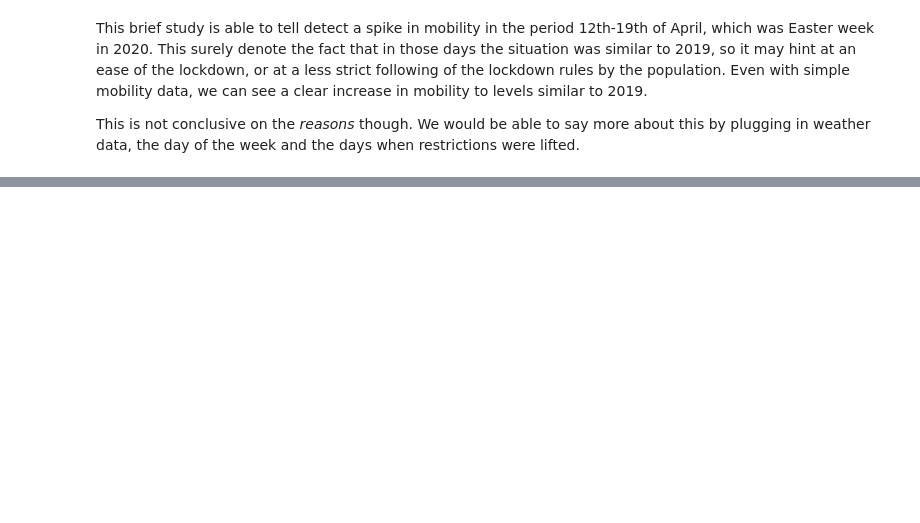
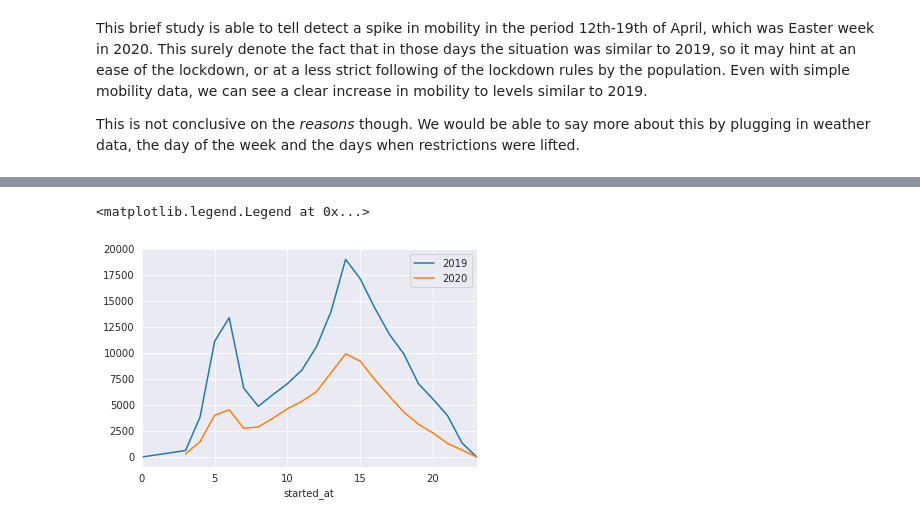
Before and after one commit to Cucni/oslo-bikes-mobility-data, a Jupyter notebook: April.ipynb, the cells around one changed output, grey strips where cells are left out. Saved outputs shown, nothing was run; the diff lists cells and outputs as text; code cells hidden in the pictures; blank space fills up the shorter version.

```diff
--- a/April.ipynb
+++ b/April.ipynb
@@ -138,0 +209,3 @@ This is not conclusive on the _reasons_ though. We would be able to say more abo
+# %%
+df_by_hour = df.groupby([df.index.year,mask_weekday,df.index.hour]).count()
+df_by_hour
@@ -138,0 +232,7 @@ This is not conclusive on the _reasons_ though. We would be able to say more abo
+# %%
+df_by_hour.loc[(2019,'Weekday'),'ended_at'].plot()
+df_by_hour.loc[(2020,'Weekday'),'ended_at'].plot()
+plt.legend(['2019','2020'])
+# %% [output]
+<matplotlib.legend.Legend at 0x...>
+[figure, added]
```
Also changed, not shown: parts of 16 cells of this notebook.
